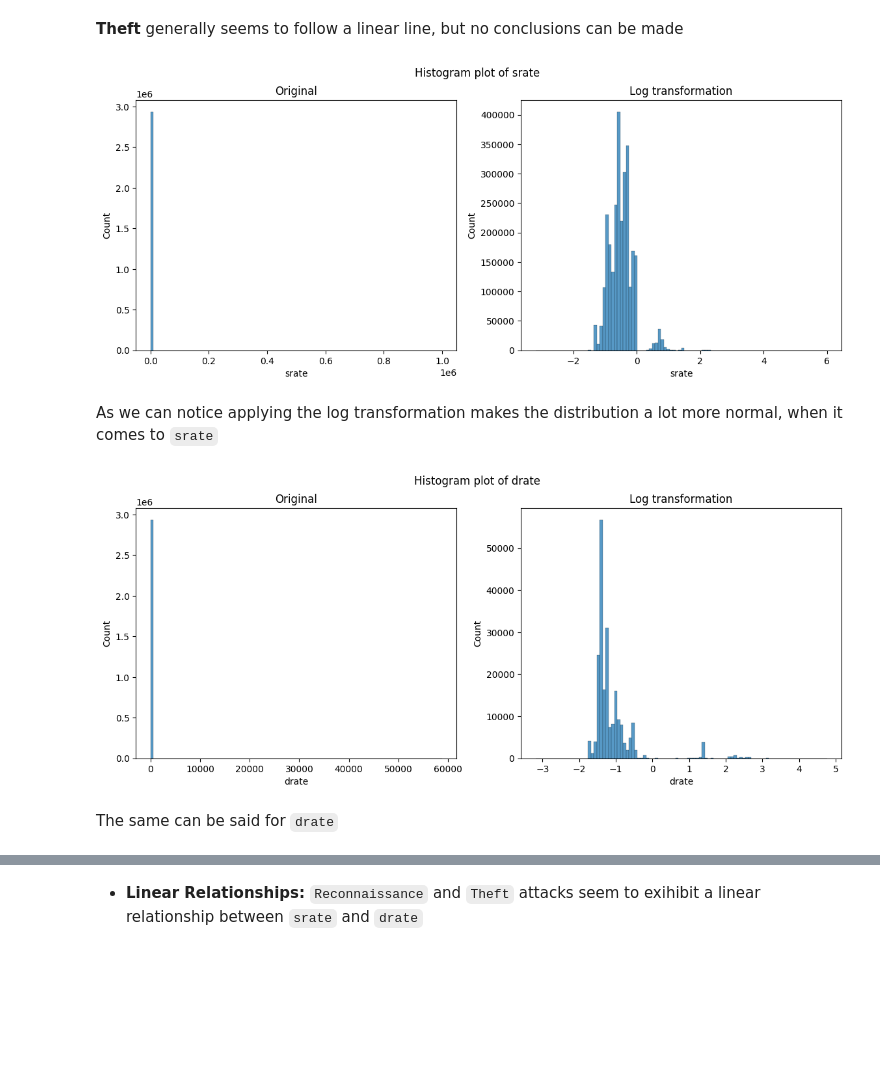
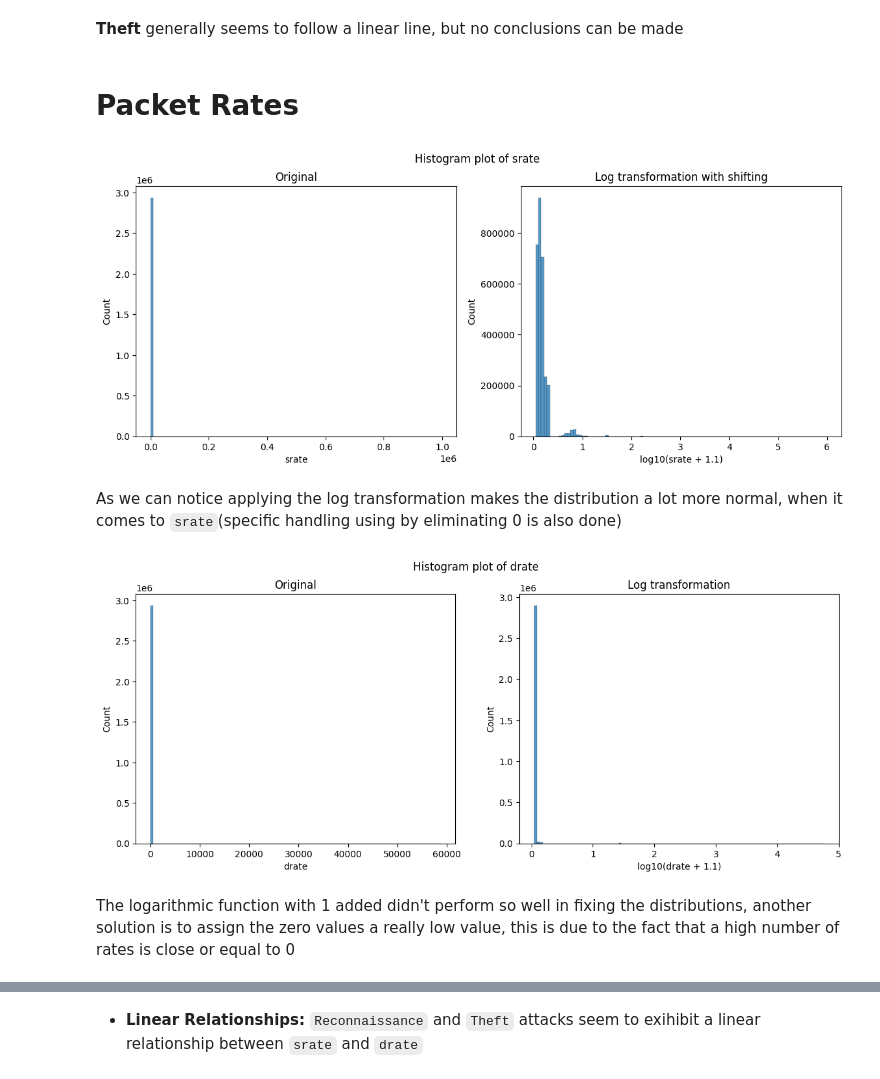
Before and after one commit to merzouka/bds.ml, a Jupyter notebook: eda/eda.ipynb, the cells around one changed output, grey strips where cells are left out. Cells and saved outputs as stored; diff of their text form; code cells hidden in the pictures; blank space fills up the shorter version.

Commit message:
Added studying of rates

```diff
--- a/eda/eda.ipynb
+++ b/eda/eda.ipynb
@@ -149,31 +150,35 @@ plt.savefig(f'{FIGURES_PATH}/Scatter plot of inbound connection per src ip with
 [figure]
 # %% [markdown]
 **Theft** generally seems to follow a linear line, but no conclusions can be made
+# %% [markdown]
+# Packet Rates
 # %%
 fig, axes = plt.subplots(1, 2)
 sns.histplot(x=training.loc[:, 'srate'], bins=100, ax=axes[0])
 axes[0].set_title('Original')
-sns.histplot(x=np.log10(training.loc[:, 'srate']), bins=100, ax=axes[1])
-axes[1].set_title('Log transformation')
+
+sns.histplot(x=np.log10(training['srate'] + 1.1), bins=100, ax=axes[1])
+axes[1].set_title('Log transformation with shifting')
+axes[1].set_xlabel('log10(srate + 1.1)')
 
 fig.suptitle('Histogram plot of srate')
 fig.set_size_inches(14, 5)
 plt.savefig(f'{FIGURES_PATH}/distribution of srate.png')
 # %% [output]
-[figure, old version]
+[figure, new version]
 # %% [markdown]
-As we can notice applying the log transformation makes the distribution a lot more normal, when it comes to `srate`
+As we can notice applying the log transformation makes the distribution a lot more normal, when it comes to `srate`(specific handling using by eliminating 0 is also done)
 # %%
 fig, axes = plt.subplots(1, 2)
 sns.histplot(x=training.loc[:, 'drate'], bins=100, ax=axes[0])
 axes[0].set_title('Original')
-sns.histplot(x=np.log10(training.loc[:, 'drate']), bins=100, ax=axes[1])
+
+sns.histplot(x=np.log10(training.loc[:, 'drate'] + 1.1), bins=100, ax=axes[1])
 axes[1].set_title('Log transformation')
+axes[1].set_xlabel('log10(drate + 1.1)')
 
 fig.suptitle('Histogram plot of drate')
 fig.set_size_inches(14, 5)
 plt.savefig(f'{FIGURES_PATH}/distribution of drate.png')
 # %% [output]
-[figure, old version]
+[figure, new version]
-# %% [markdown]
-The same can be said for `drate`
@@ -182,0 +185,2 @@ training['drate'] = np.log10(training['drate'])
+# %% [markdown]
+The logarithmic function with 1 added didn't perform so well in fixing the distributions, another solution is to assign the zero values a really low value, this is due to the fact that a high number of rates is close or equal to 0
```
Also changed, not shown: parts of 19 cells of this notebook.
